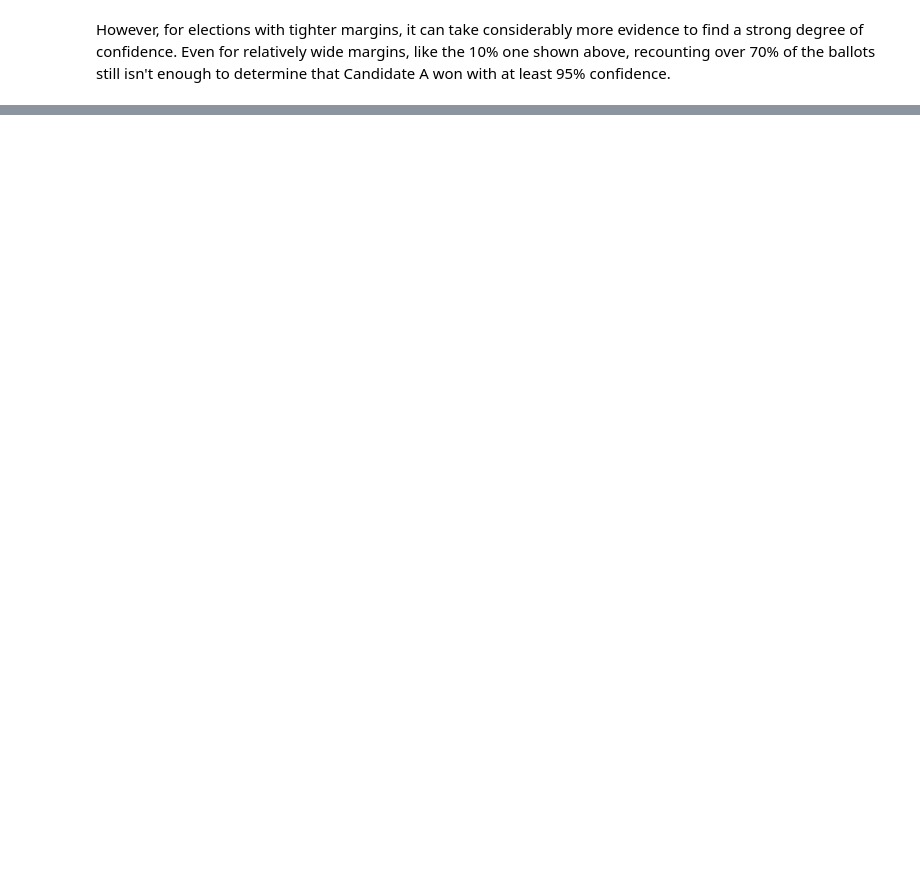
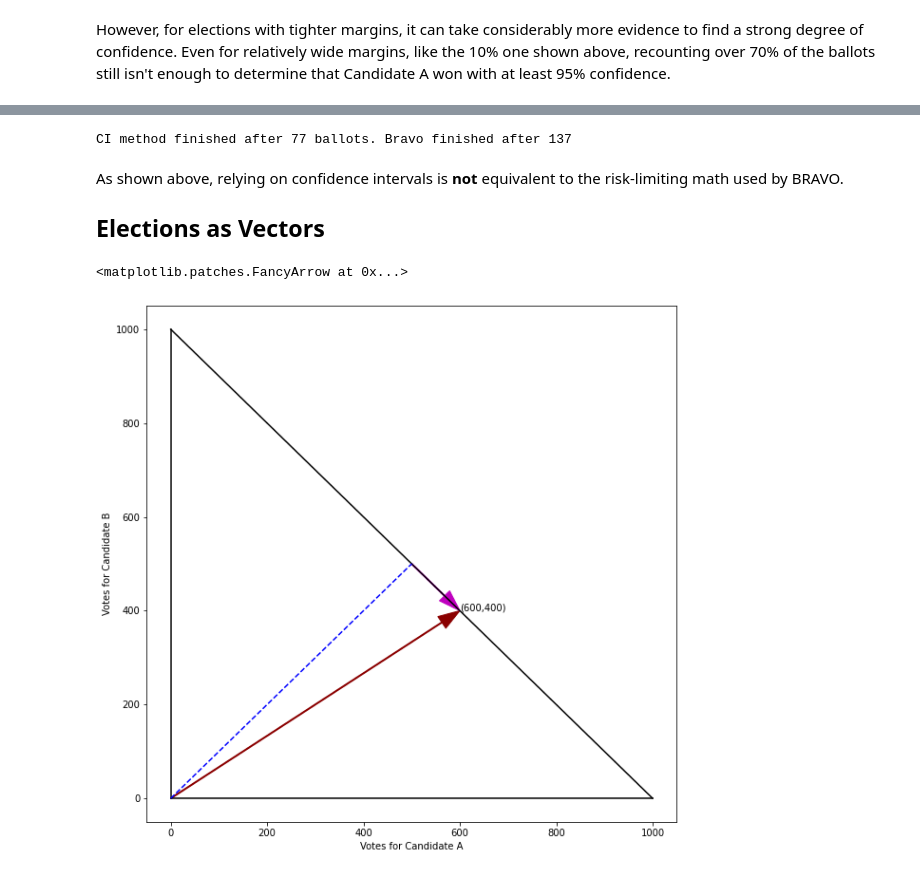
Before and after one commit to umbernhard/rlamath, a Jupyter notebook: Geometry of Post-election Audits.ipynb, the cells around one changed output, grey strips where cells are left out. Drawn from its saved outputs; the diff is of its cells as text; code cells hidden in the pictures; blank space fills up the shorter version.

Commit message:
Working on vector math framework

```diff
--- a/Geometry of Post-election Audits.ipynb
+++ b/Geometry of Post-election Audits.ipynb
@@ -404,0 +430,58 @@ However, for elections with tighter margins, it can take considerably more evide
+# %%
+
+ci_n = 0
+bravo_n = 0
+z = 1.96
+for i in range(1, 1000):
+    sample_w = math.ceil(i*.6)
+    n = i
+
+    p_hat = sample_w/n
+
+    ci = p_hat - z*((p_hat*(1 - p_hat))/n)**.5
+
+    if ci >= 1:
+        ci = 0
+
+    bravo_p = 1/(((2*.6)**sample_w)*((2 - 2*.6)**(i - sample_w)))
+
+#     print(i, sample_w, ci, bravo_p)
+
+    if not ci_n and ci > .5:
+        ci_n = i
+    if not bravo_n and bravo_p <= .05:
+        bravo_n = i
+
+    if ci_n and bravo_n:
+        break
+
+print('CI method finished after {} ballots. Bravo finished after {}'.format(ci_n, bravo_n))
+# %% [output]
+CI method finished after 77 ballots. Bravo finished after 137
+# %% [markdown]
+As shown above, relying on confidence intervals is **not** equivalent to the risk-limiting math used by BRAVO.
+
+## Elections as Vectors
+# %%
+# Vectors!
+
+fig, ax = plt.subplots(figsize=(10,10))
+ax.plot([0, N], [N, 0], color="black")
+ax.plot([0, N], [0, 0], color="black")
+ax.plot([0, 0], [0, N], color="black")
+ax.plot([0, N/2], [0, N/2], 'b--')
+ax.set_xlabel('Votes for Candidate A')
+ax.set_ylabel('Votes for Candidate B')
+
+origin = np.array([0, 0])
+
+tie = np.array([500, 500])
+v_res = np.array([600, 400])
+margin =  v_res - tie
+
+ax.arrow(*origin, *v_res, width=2, head_width=30, length_includes_head=True, color='darkred')#, color=['r','b','g'], scale_units='xy', angles='xy', scale=1)
+ax.annotate("(600,400)", (600, 400))
+ax.arrow(*tie, *margin, width=2, head_width=30, length_includes_head=True, color='m')
+# %% [output]
+<matplotlib.patches.FancyArrow at 0x...>
+[figure, added]
```
Also changed, not shown: parts of 14 cells of this notebook, 1 other file.
